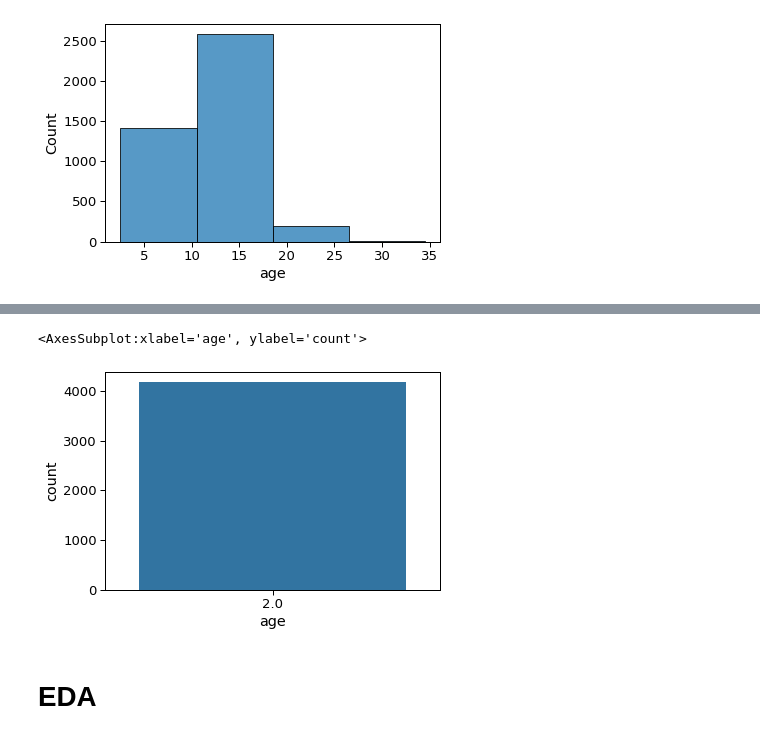
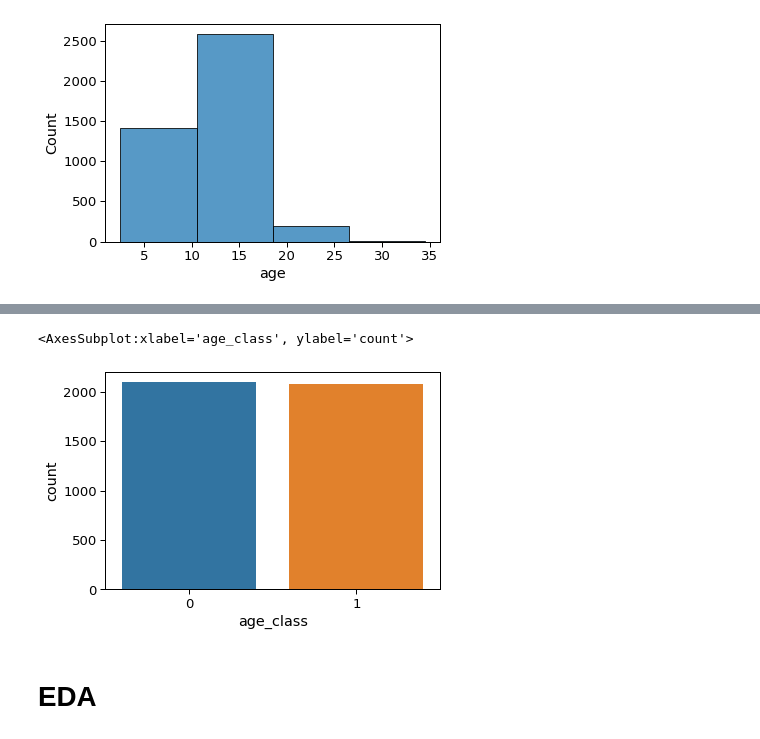
Before and after one commit to faheemrajwadkar/Abalone-Classification, a Jupyter notebook: Abalone - Logistic Regression.ipynb, the cells around one changed output, grey strips where cells are left out. Saved outputs shown, nothing was run; the diff lists cells and outputs as text; code cells hidden in the pictures.

```diff
--- a/Abalone - Logistic Regression.ipynb
+++ b/Abalone - Logistic Regression.ipynb
@@ -72,12 +72,10 @@ To treat this as a classification problem, we will convert age into categorical
 # %%
 def age_classify(x):
-    if x <= 7:
+    if x < 11:
         return 0
-    elif ((8 <= df['age']) | (df['age'] <= 15)):
+    else:
         return 1
-    else:
-        return 2
 # %%
-df['age_class'] = df['age'].apply(age_classify)
+df['age_class'] = df['age'].map(age_classify)
 df.head(20)
 # %% [output]
@@ -85,5 +99,5 @@ ValueError: The truth value of a Series is ambiguous. Use a.empty, a.bool(), a.i
 # %%
-sns.countplot(df['age'])
+sns.countplot(df['age_class'])
 # %% [output]
-<AxesSubplot:xlabel='age', ylabel='count'>
+<AxesSubplot:xlabel='age_class', ylabel='count'>
-[figure, old version]
+[figure, new version]
```
Also changed, not shown: parts of 28 cells of this notebook.
